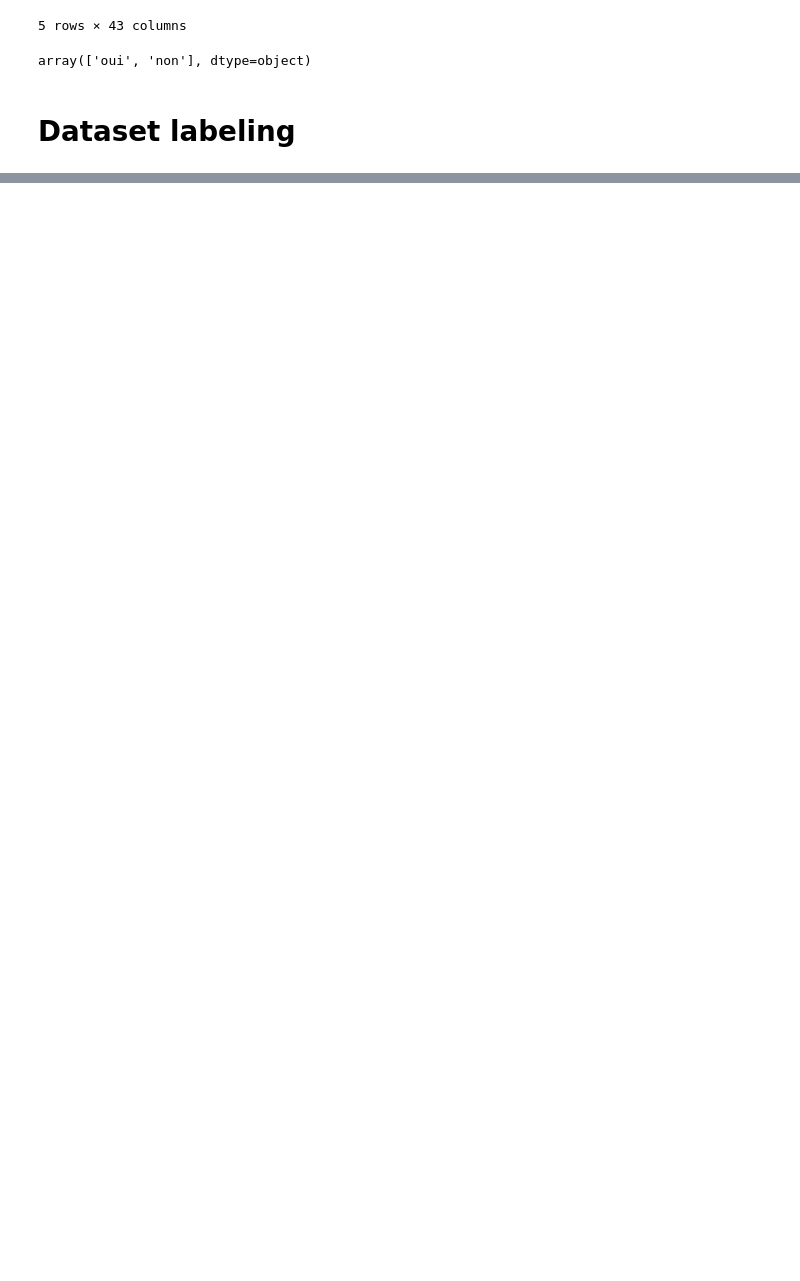
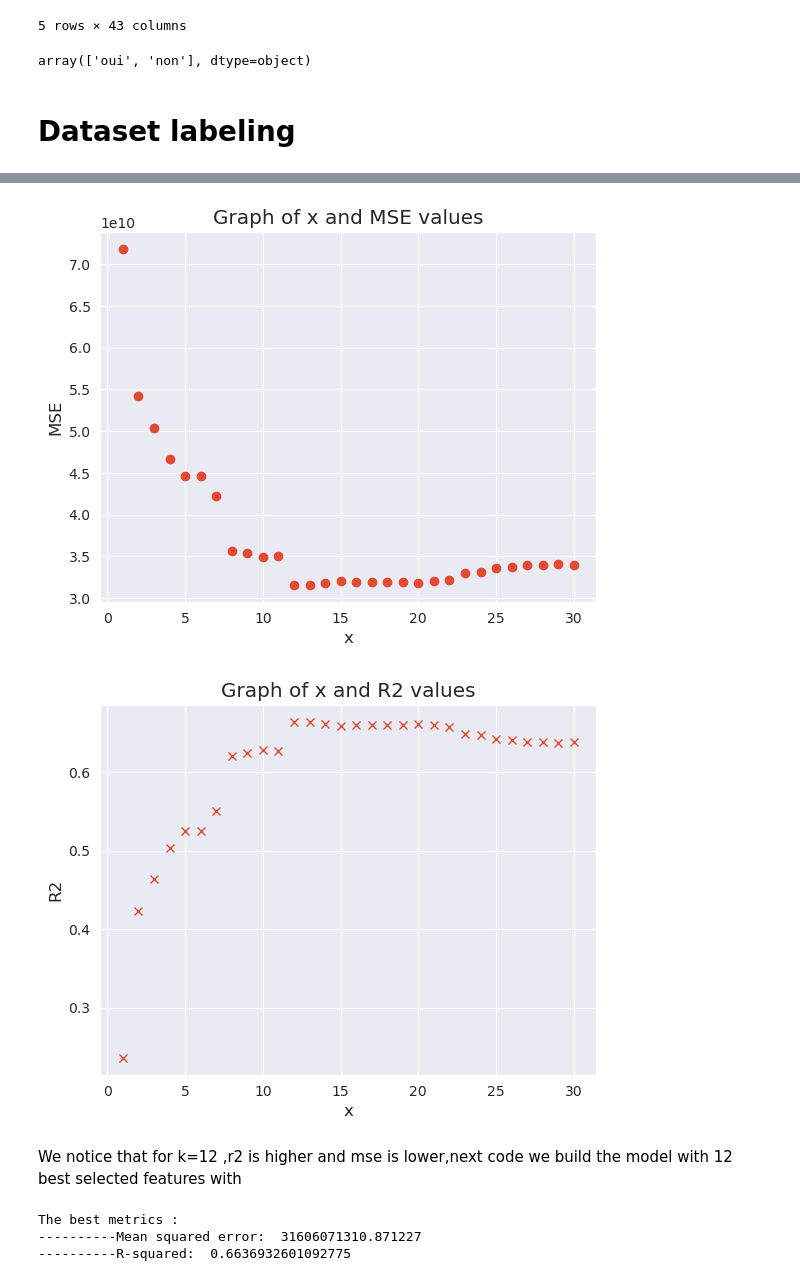
Before and after one commit to nagatoOzumaki/cars_price_prediction, a Jupyter notebook: cars data.ipynb, the cells around one changed output, grey strips where cells are left out. Cells and saved outputs as stored; diff of their text form; code cells hidden in the pictures; blank space fills up the shorter version.

Commit message:
prediction

```diff
--- a/cars data.ipynb
+++ b/cars data.ipynb
@@ -1190,18 +1197,15 @@ from sklearn.linear_model import LinearRegression
 from sklearn.metrics import mean_squared_error, r2_score
 from sklearn.feature_selection import SelectKBest, f_regression
 
-
-
-
 # Load and clean the dataset
 
-df = df.dropna()
-df = df.drop_duplicates()
-df = pd.get_dummies(df)
+cars_dataset = cars_dataset.dropna()
+cars_dataset = cars_dataset.drop_duplicates()
+cars_dataset = pd.get_dummies(cars_dataset)
 
 # Split the dataset into training and testing sets
-y = df['Price']
-X = df.drop('Price', axis=1)
+y = cars_dataset['Price']
+X = cars_dataset.drop('Price', axis=1)
 
 X_train, X_test, y_train, y_test = train_test_split(X, y, test_size=0.2, random_state=42)
 
@@ -1267,0 +1260,63 @@ R-squared:  0.34744386383717185
+# %%
+import matplotlib.pyplot as plt
+
+# Define x values using range(8, 30)
+x = range(1,31)
+
+# Plot MSE values
+plt.plot(x, mses, 'o')
+plt.xlabel('x')
+plt.ylabel('MSE')
+plt.title('Graph of x and MSE values')
+plt.show()
+
+# Plot R2 values
+plt.plot(x, r2s, 'x')
+plt.xlabel('x')
+plt.ylabel('R2')
+plt.title('Graph of x and R2 values')
+plt.show()
+# %% [output]
+[figure, added]
+[figure, added]
+# %% [markdown]
+We notice that for k=12 ,r2 is higher and mse is lower,next code we build the model with 12 best selected features  with
+# %%
+
+from sklearn.model_selection import train_test_split, cross_val_score
+from sklearn.linear_model import LinearRegression
+from sklearn.metrics import mean_squared_error, r2_score
+from sklearn.feature_selection import SelectKBest, f_regression
+
+# Load and clean the dataset
+
+cars_dataset = cars_dataset.dropna()
+cars_dataset = cars_dataset.drop_duplicates()
+cars_dataset = pd.get_dummies(cars_dataset)
+
+# Split the dataset into training and testing sets
+
+y = cars_dataset['Price']
+X = cars_dataset.drop('Price', axis=1)
+
+X_train, X_test, y_train, y_test = train_test_split(X, y, test_size=0.2, random_state=42)
+
+# Define the model and train it
+
+model = LinearRegression()
+selector = SelectKBest(f_regression, k=12)
+X_train_selected = selector.fit_transform(X_train, y_train)
+model.fit(X_train_selected, y_train)
+
+# Evaluate the model
+
+X_test_selected = selector.transform(X_test)
+y_pred = model.predict(X_test_selected)
+mse = mean_squared_error(y_test, y_pred)
+r2 = r2_score(y_test, y_pred)
+print("The best metrics :\n----------Mean squared error: ", mse)
+print("----------R-squared: ", r2)
+# %% [output]
+The best metrics :
+----------Mean squared error:  31606071310.871227
+----------R-squared:  0.6636932601092775
```
Also changed, not shown: parts of 28 cells of this notebook.
